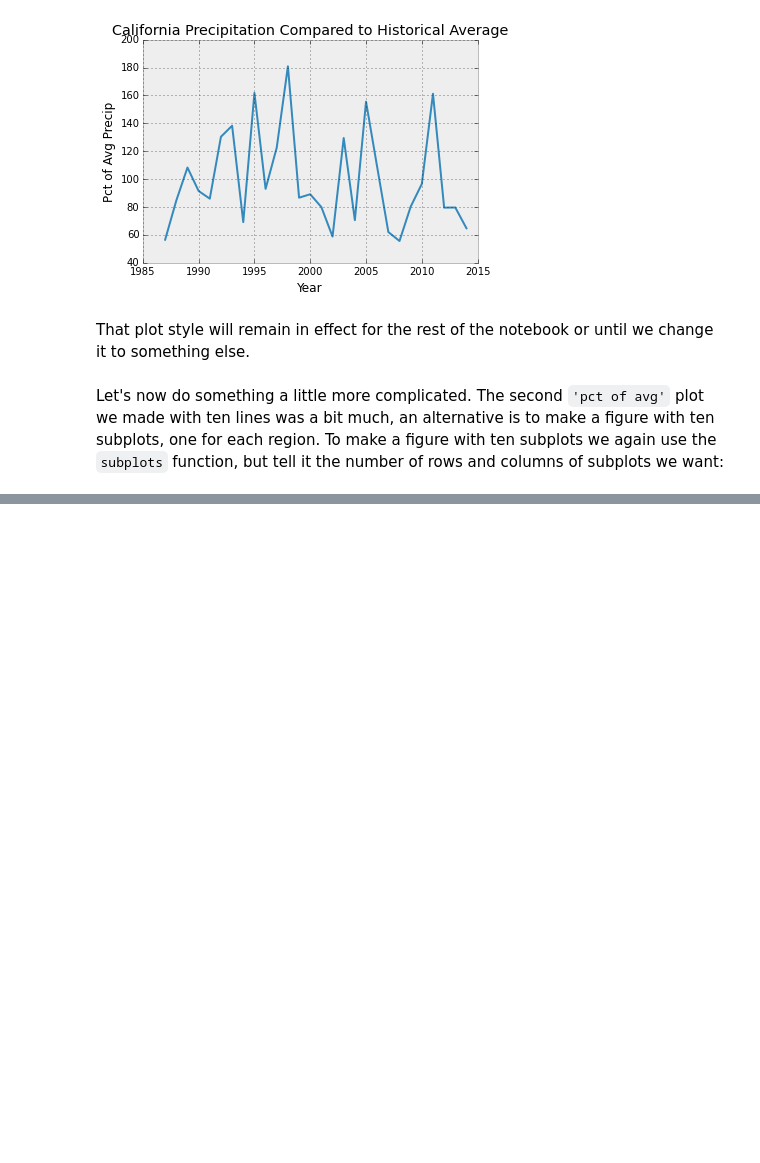
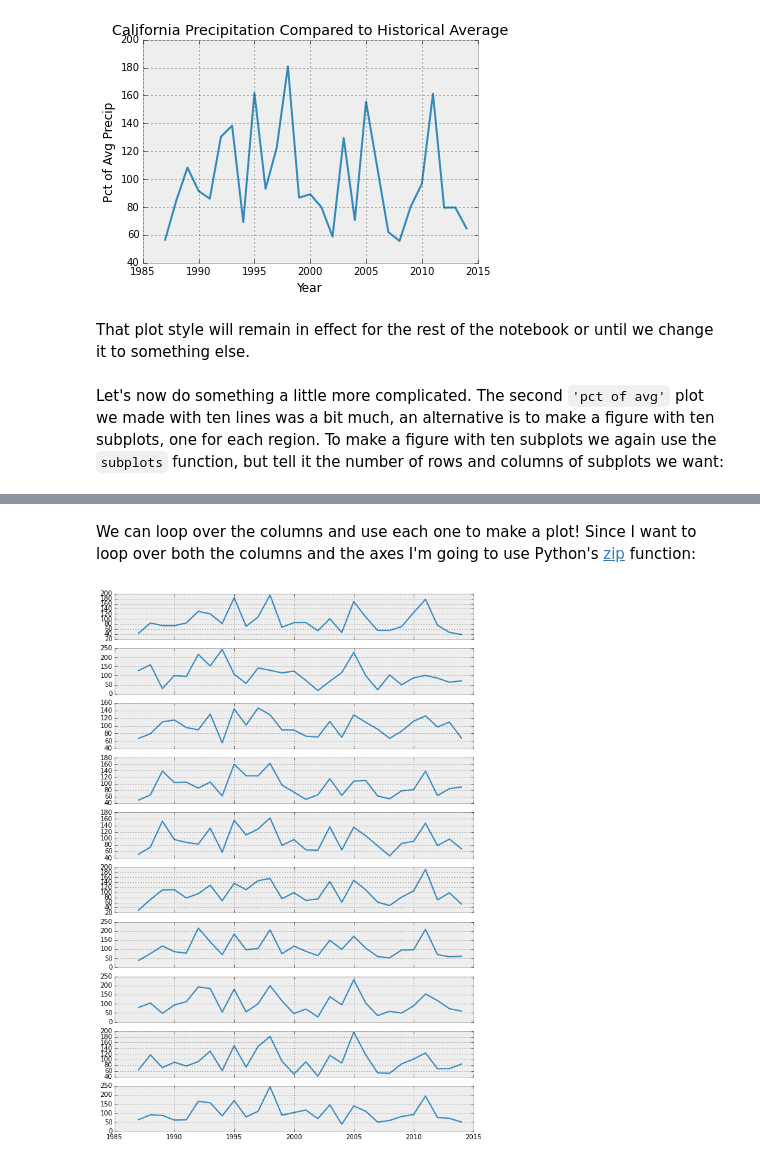
Before and after one commit to jiffyclub/2015-07-06-scipy, a Jupyter notebook: scientific_python/Intro to Plotting.ipynb, the cells around one changed output, grey strips where cells are left out. Cells and saved outputs as stored; diff of their text form; code cells hidden in the pictures; blank space fills up the shorter version.

```diff
--- a/scientific_python/Intro to Plotting.ipynb
+++ b/scientific_python/Intro to Plotting.ipynb
@@ -246,0 +278,11 @@ fig, ax = plt.subplots(10, 1)
+# %% [markdown]
+We can loop over the columns and use each one to make a plot!
+Since I want to loop over both the columns and the axes I'm going to use Python's
+[zip](https://docs.python.org/3/library/functions.html#zip) function:
+# %%
+fig, axes = plt.subplots(nrows=10, ncols=1, sharex=True, figsize=(10, 15))
+for col_name, ax in zip(regional_yearly.columns, axes):
+    col = regional_yearly[col_name]
+    ax.plot(col.index, col)
+# %% [output]
+[figure, added]
```
Also changed, not shown: parts of 11 cells of this notebook.
